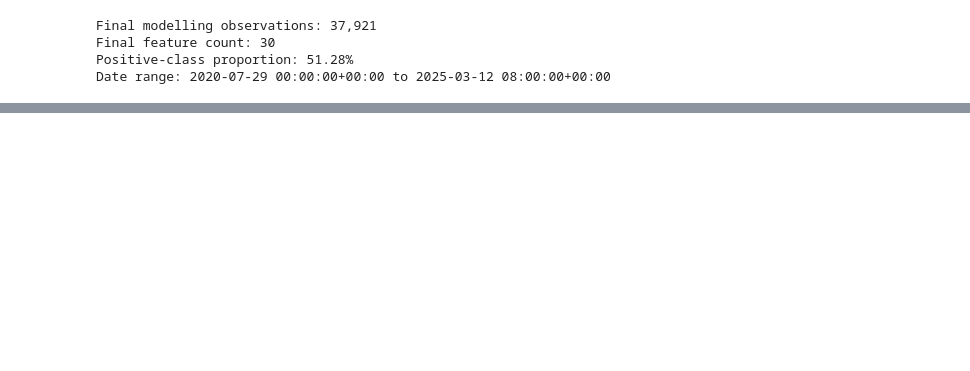
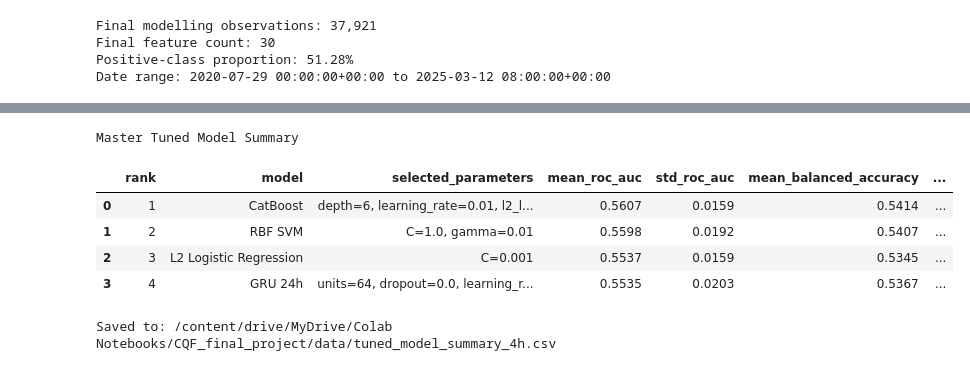
Before and after one commit to jade-lam/CQF, a Jupyter notebook: CQF_Final_Project.ipynb, the cells around one changed output, grey strips where cells are left out. Saved outputs shown, nothing was run; the diff lists cells and outputs as text; code cells hidden in the pictures; blank space fills up the shorter version.

```diff
--- a/CQF_Final_Project.ipynb
+++ b/CQF_Final_Project.ipynb
@@ -4587,0 +5774,74 @@ Balanced accuracy standard deviation: 0.0139
+# %%
+# Build and save the master tuning summary across all shortlisted models
+
+MASTER_RESULTS_PATH = DATA_PATH / "tuned_model_summary_4h.csv"
+
+l2_best = pd.read_csv(DATA_PATH / "l2_tuning_results_4h.csv").iloc[0]
+cat_best = pd.read_csv(DATA_PATH / "catboost_tuning_results_4h.csv").iloc[0]
+svm_best = pd.read_csv(DATA_PATH / "svm_tuning_results_4h.csv").iloc[0]
+gru_best = pd.read_csv(DATA_PATH / "gru_tuning_results_4h.csv").iloc[0]
+
+tuned_model_summary = pd.DataFrame([
+    {
+        "model": "L2 Logistic Regression",
+        "selected_parameters": f"C={l2_best['C']}",
+        "mean_roc_auc": l2_best["mean_roc_auc"],
+        "std_roc_auc": l2_best["std_roc_auc"],
+        "mean_balanced_accuracy": l2_best["mean_balanced_accuracy"],
+        "std_balanced_accuracy": l2_best["std_balanced_accuracy"]
+    },
+    {
+        "model": "CatBoost",
+        "selected_parameters": (
+            f"depth={int(cat_best['depth'])}, "
+            f"learning_rate={cat_best['learning_rate']}, "
+            f"l2_leaf_reg={int(cat_best['l2_leaf_reg'])}, "
+            f"iterations={int(cat_best['iterations'])}"
+        ),
+        "mean_roc_auc": cat_best["mean_roc_auc"],
+        "std_roc_auc": cat_best["std_roc_auc"],
+        "mean_balanced_accuracy": cat_best["mean_balanced_accuracy"],
+        "std_balanced_accuracy": cat_best["std_balanced_accuracy"]
+    },
+    {
+        "model": "RBF SVM",
+        "selected_parameters": f"C={svm_best['C']}, gamma={svm_best['gamma']}",
+        "mean_roc_auc": svm_best["mean_roc_auc"],
+        "std_roc_auc": svm_best["std_roc_auc"],
+        "mean_balanced_accuracy": svm_best["mean_balanced_accuracy"],
+        "std_balanced_accuracy": svm_best["std_balanced_accuracy"]
+    },
+    {
+        "model": "GRU 24h",
+        "selected_parameters": (
+            f"units={int(gru_best['units'])}, "
+            f"dropout={gru_best['dropout']}, "
+            f"learning_rate={gru_best['learning_rate']}"
+        ),
+        "mean_roc_auc": gru_best["mean_roc_auc"],
+        "std_roc_auc": gru_best["std_roc_auc"],
+        "mean_balanced_accuracy": gru_best["mean_balanced_accuracy"],
+        "std_balanced_accuracy": gru_best["std_balanced_accuracy"]
+    }
+])
+
+tuned_model_summary = tuned_model_summary.sort_values(
+    ["mean_roc_auc", "mean_balanced_accuracy"],
+    ascending=False
+).reset_index(drop=True)
+
+tuned_model_summary.insert(0, "rank", np.arange(1, len(tuned_model_summary) + 1))
+tuned_model_summary.to_csv(MASTER_RESULTS_PATH, index=False)
+
+print("Master Tuned Model Summary")
+display(tuned_model_summary.round(4))
+
+print("Saved to:", MASTER_RESULTS_PATH)
+# %% [output]
+Master Tuned Model Summary
+|  | rank | model | selected_parameters | mean_roc_auc | std_roc_auc | mean_balanced_accuracy | ... |
+| 0 | 1 | CatBoost | depth=6, learning_rate=0.01, l2_l... | 0.5607 | 0.0159 | 0.5414 | ... |
+| 1 | 2 | RBF SVM | C=1.0, gamma=0.01 | 0.5598 | 0.0192 | 0.5407 | ... |
+| 2 | 3 | L2 Logistic Regression | C=0.001 | 0.5537 | 0.0159 | 0.5345 | ... |
+| 3 | 4 | GRU 24h | units=64, dropout=0.0, learning_r... | 0.5535 | 0.0203 | 0.5367 | ... |
+Saved to: /content/drive/MyDrive/Colab Notebooks/CQF_final_project/data/tuned_model_summary_4h.csv
```
Also changed, not shown: parts of 29 cells of this notebook.
